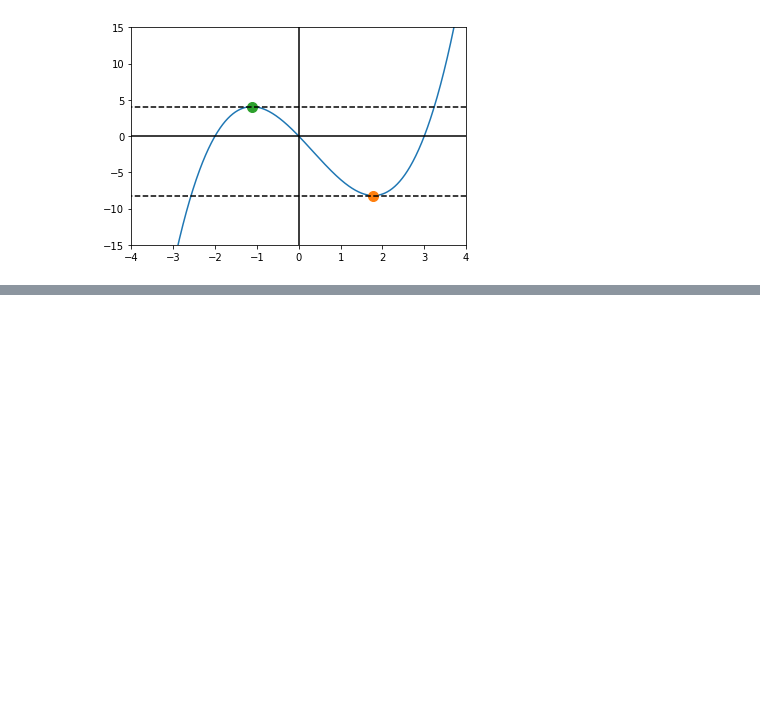
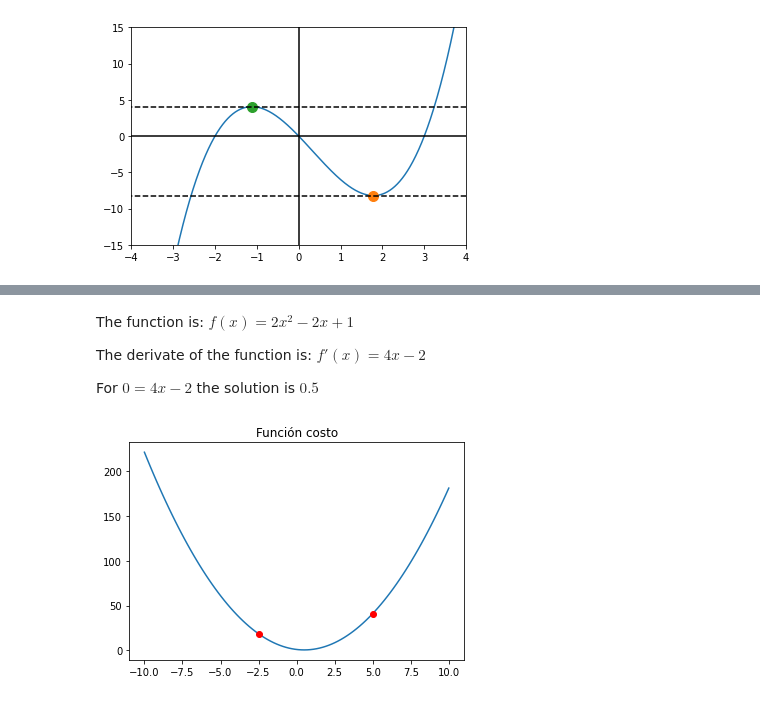
Before and after one commit to xalejandrow/calculus-and-algebra-with-python, a Jupyter notebook: lessons/09-derivatives-with-python.ipynb, the cells around one changed output, grey strips where cells are left out. Cells and saved outputs as stored; diff of their text form; code cells hidden in the pictures; blank space fills up the shorter version.

```diff
--- a/lessons/09-derivatives-with-python.ipynb
+++ b/lessons/09-derivatives-with-python.ipynb
@@ -208,0 +227,14 @@ tan_plot(a, b)
+# %% [markdown]
+The function is: $ f(x) = 2x^2 - 2x +1 $
+
+The derivate of the function is: $ f'(x) = 4x - 2 $
+
+For $ 0 = 4x -2 $ the solution is $ 0.5 $
+# %%
+plt.plot(x,f(x))
+plt.plot(5,f(5), 'ro')
+plt.plot(-2.5,f(-2.5), 'ro')
+plt.title('Función costo')
+plt.show()
+# %% [output]
+[figure, added]
```
Also changed, not shown: parts of 6 cells of this notebook.
